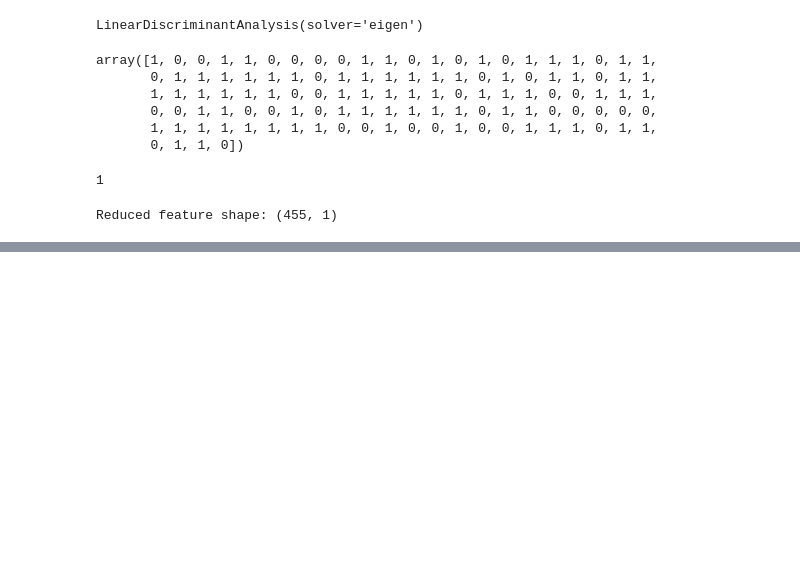
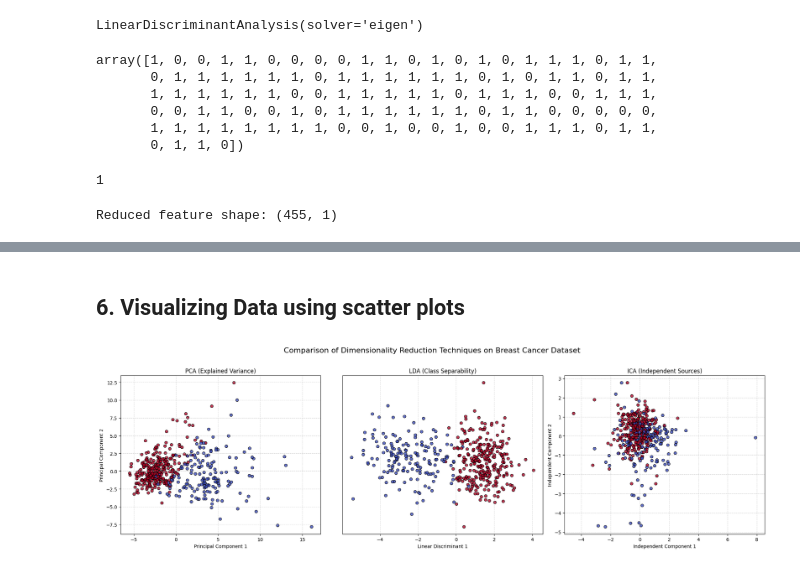
Before and after one commit to 5und4r/MachineLearningLab, a Jupyter notebook: MachineLearningLabII.ipynb, the cells around one changed output, grey strips where cells are left out. Saved outputs shown, nothing was run; the diff lists cells and outputs as text; code cells hidden in the pictures; blank space fills up the shorter version.

```diff
--- a/MachineLearningLabII.ipynb
+++ b/MachineLearningLabII.ipynb
@@ -2278,0 +2281,8 @@ Reduced feature shape: (455, 1)
+# %%
+from sklearn.decomposition import FastICA
+
+ica  = FastICA(n_components=8, whiten = 'unit-variance', random_state=42)
+XICAReduced = ica.fit_transform(XtrainScaled)
+
+print("Original Shape : ", XtrainScaled.shape)
+print("ICA Reduced Shape : ", XICAReduced.shape)
@@ -2278,0 +2313,41 @@ Reduced feature shape: (455, 1)
+# %% [markdown]
+## 6. Visualizing Data using scatter plots
+# %%
+import matplotlib.pyplot as plt
+import seaborn as sns
+import numpy as np
+
+# Transform the training data using the fitted LDA model to get the 1D projection
+#
+
+fig, axes = plt.subplots(1, 3, figsize=(20, 6))
+
+# 1. PCA Scatter Plot (PC1 vs PC2)
+axes[0].scatter(XtrainReduced[:, 0], XtrainReduced[:, 1], c=ytrain, cmap='coolwarm', edgecolor='k', alpha=0.8)
+axes[0].set_xlabel('Principal Component 1')
+axes[0].set_ylabel('Principal Component 2')
+axes[0].set_title('PCA (Explained Variance)')
+axes[0].grid(True, linestyle='--', alpha=0.5)
+
+# 2. LDA Scatter Plot (Linear Discriminant 1 vs Random Jitter for visualization as it is 1D)
+# Since LDA is 1D for binary classification, we jitter the y-axis to see the distribution clearly
+np.random.seed(42)
+jitter = np.random.normal(0, 0.05, size=XLDAreduced.shape[0])
+axes[1].scatter(XLDAreduced[:, 0], jitter, c=ytrain, cmap='coolwarm', edgecolor='k', alpha=0.8)
+axes[1].set_xlabel('Linear Discriminant 1')
+axes[1].set_yticks([])
+axes[1].set_title('LDA (Class Separability)')
+axes[1].grid(True, linestyle='--', alpha=0.5)
+
+# 3. ICA Scatter Plot (Independent Component 1 vs Independent Component 2)
+axes[2].scatter(XICAReduced[:, 0], XICAReduced[:, 1], c=ytrain, cmap='coolwarm', edgecolor='k', alpha=0.8)
+axes[2].set_xlabel('Independent Component 1')
+axes[2].set_ylabel('Independent Component 2')
+axes[2].set_title('ICA (Independent Sources)')
+axes[2].grid(True, linestyle='--', alpha=0.5)
+
+plt.suptitle('Comparison of Dimensionality Reduction Techniques on Breast Cancer Dataset', fontsize=16, y=1.02)
+plt.tight_layout()
+plt.show()
+# %% [output]
+[figure, added]
```
Also changed, not shown: parts of 13 cells of this notebook.
